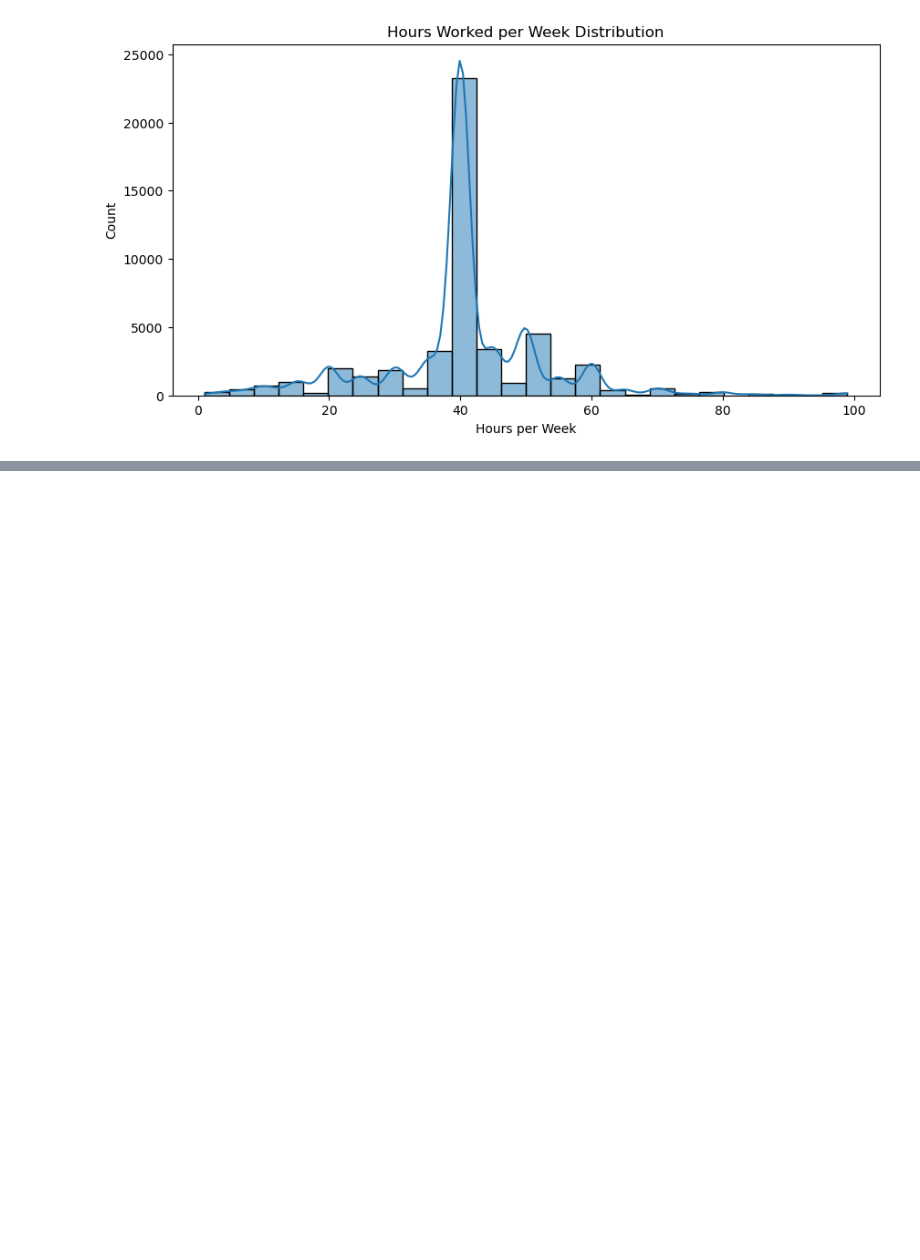
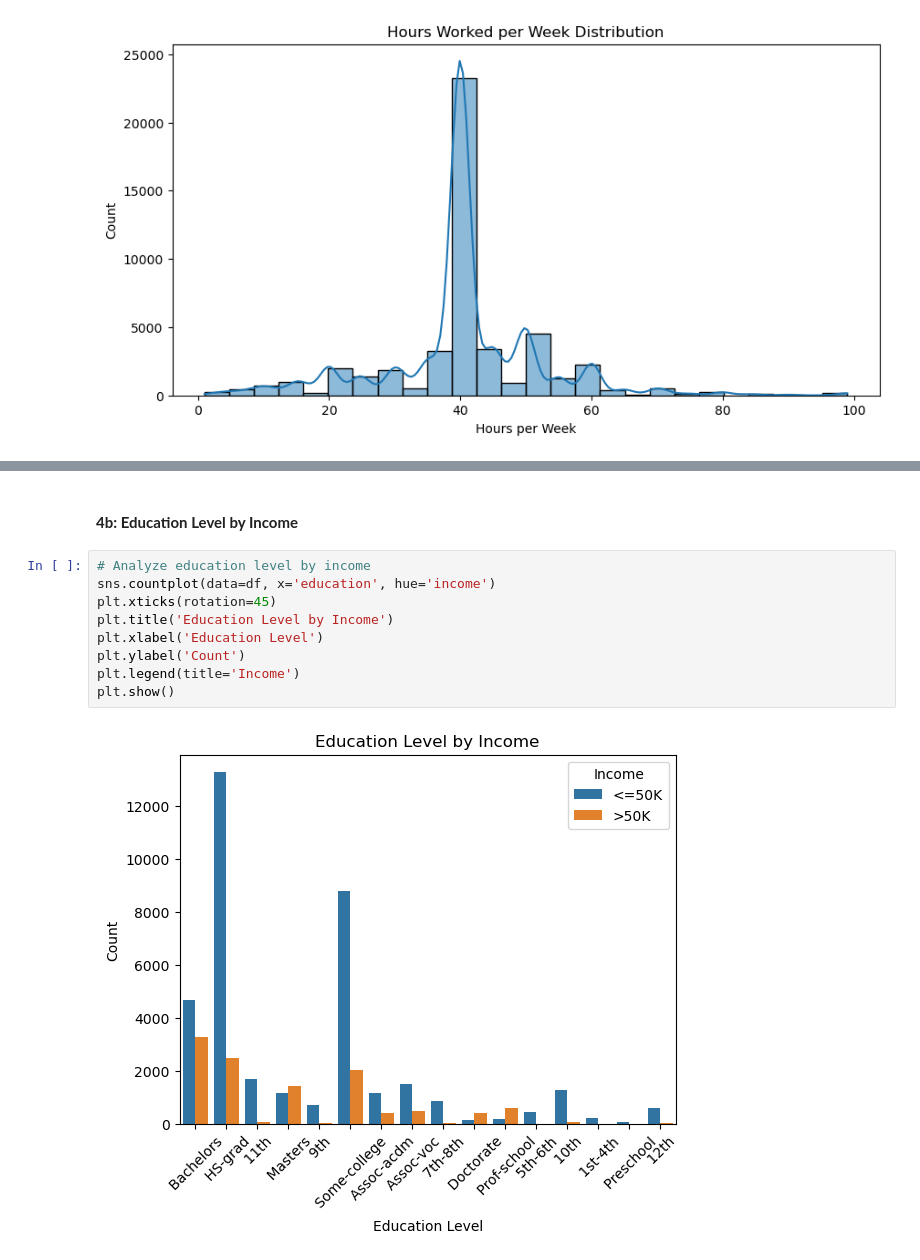
Before and after one commit to Devin-Shrode/Census-Income-Analysis-and-Modeling, a Jupyter notebook: Census_Income_Final.ipynb, the cells around one changed output, grey strips where cells are left out. Drawn from its saved outputs; the diff is of its cells as text; blank space fills up the shorter version.

```diff
--- a/Census_Income.ipynb
+++ b/Census_Income_Final.ipynb
@@ -1039,0 +632,13 @@ Overall, this project demonstrates the potential of machine learning in income p
+# %% [markdown]
+#### **4b: Education Level by Income**
+# %%
+# Analyze education level by income
+sns.countplot(data=df, x='education', hue='income')
+plt.xticks(rotation=45)
+plt.title('Education Level by Income')
+plt.xlabel('Education Level')
+plt.ylabel('Count')
+plt.legend(title='Income')
+plt.show()
+# %% [output]
+[figure, added]
```
Also changed, not shown: parts of 115 cells of this notebook.
